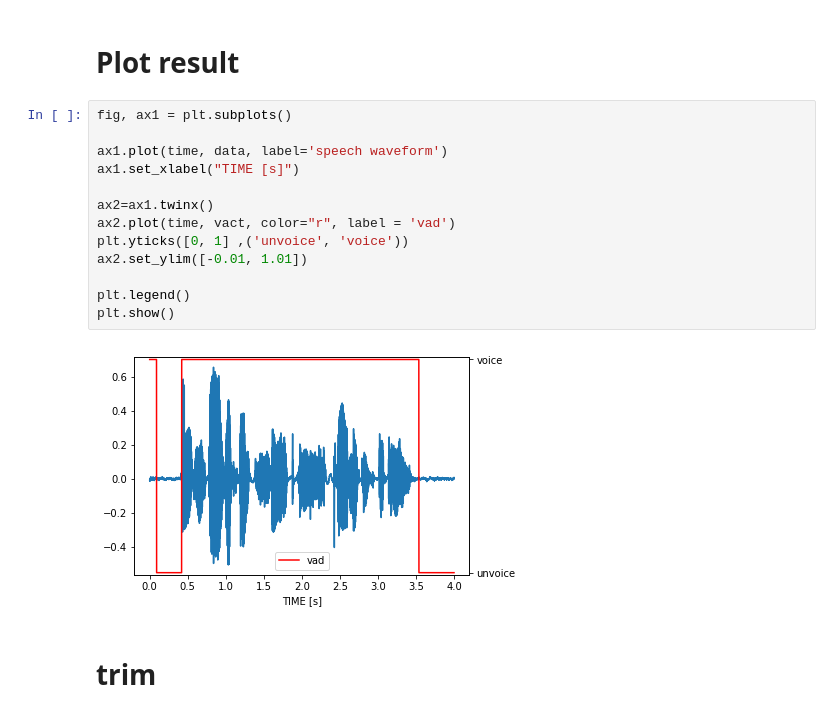
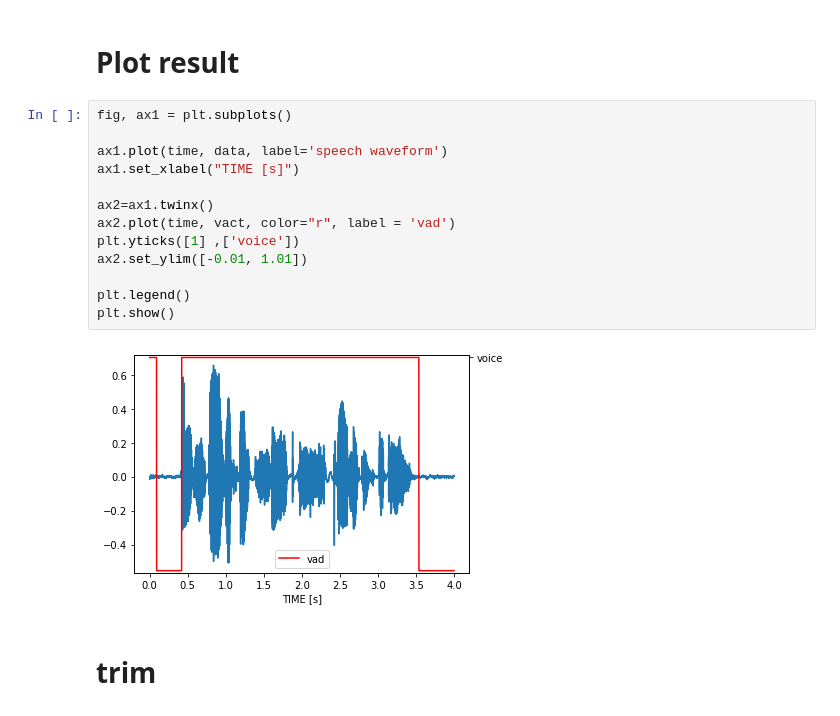
Before and after one commit to F-Tag/python-vad, a Jupyter notebook: example.ipynb, the cells around one changed output. Cells and saved outputs as stored; diff of their text form.

```diff
--- a/example.ipynb
+++ b/example.ipynb
@@ -28,18 +28,18 @@ Wall time: 93.7 ms
 # %%
 fig, ax1 = plt.subplots()
 
 ax1.plot(time, data, label='speech waveform')
 ax1.set_xlabel("TIME [s]")
 
 ax2=ax1.twinx()
 ax2.plot(time, vact, color="r", label = 'vad')
-plt.yticks([0, 1] ,('unvoice', 'voice'))
+plt.yticks([1] ,['voice'])
 ax2.set_ylim([-0.01, 1.01])
 
 plt.legend()
 plt.show()
 # %% [output]
-[figure, old version]
+[figure, new version]
 # %% [markdown]
 # trim
 # %%
```
Also changed, not shown: parts of 6 cells of this notebook.
